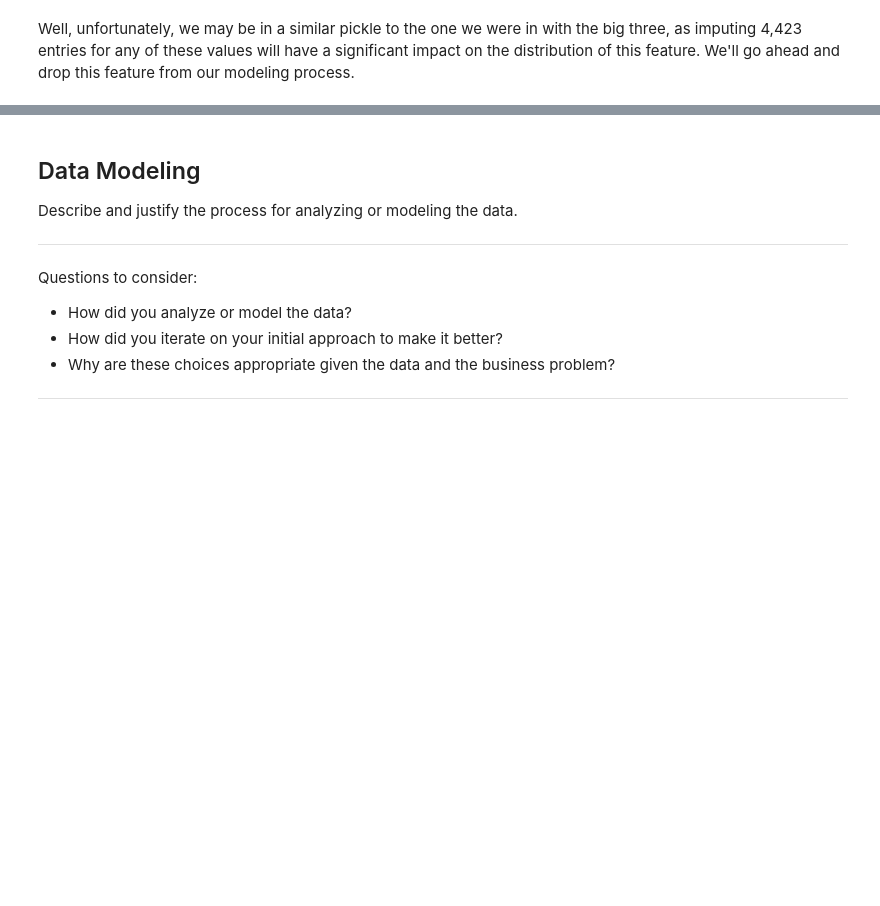
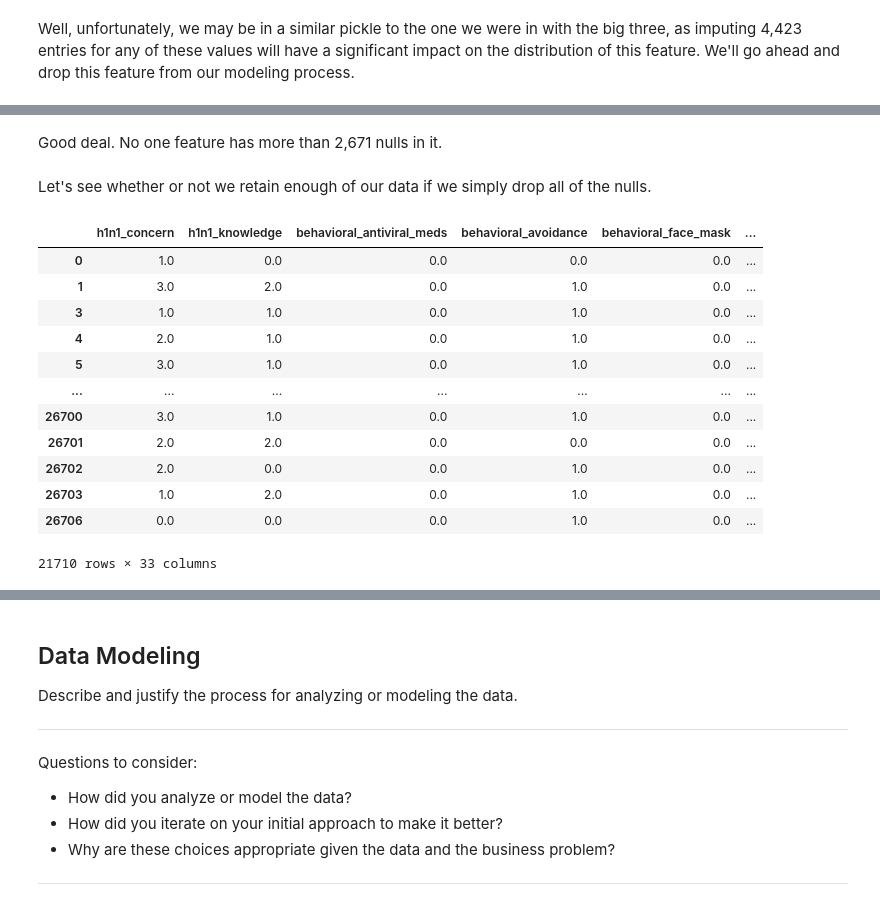
Before and after one commit to ChumpyDuelle/h1n1-and-seasonal-flu-vaccines, a Jupyter notebook: h1n1-and-seasonal-flu-vaccines.ipynb, the cells around one changed output, grey strips where cells are left out. Cells and saved outputs as stored; diff of their text form; code cells hidden in the pictures; blank space fills up the shorter version.

Commit message:
finished-data-exploration-and-dropped-high-null-features

```diff
--- a/h1n1-and-seasonal-flu-vaccines.ipynb
+++ b/h1n1-and-seasonal-flu-vaccines.ipynb
@@ -653,0 +700,7 @@ display(df.tail())
+# %%
+# Drop the employment industry and employment occupation features from the dataset, as they are missing too many values to use.
+df.drop(columns=['employment_industry', 'employment_occupation'], inplace=True)
+
+# Quickly test the type of data in the concatenated dataframe.
+display(df.head())
+display(df.tail())
@@ -660,0 +738,7 @@ Well, unfortunately, we may be in a similar pickle to the one we were in with th
+# %%
+# Drop the income poverty feature from the dataset, as it is missing more than 10% of the values in the feature.
+df.drop(columns='income_poverty', inplace=True)
+
+# Quickly test the type of data in the concatenated dataframe.
+display(df.head())
+display(df.tail())
@@ -660,0 +794,21 @@ Well, unfortunately, we may be in a similar pickle to the one we were in with th
+# %% [markdown]
+Good deal. No one feature has more than 2,671 nulls in it.
+# %% [markdown]
+Let's see whether or not we retain enough of our data if we simply drop all of the nulls.
+# %%
+# Drop every row in the dataframe that has a null value in any feature.
+df.dropna()
+# %% [output]
+|  | h1n1_concern | h1n1_knowledge | behavioral_antiviral_meds | behavioral_avoidance | behavioral_face_mask | ... |
+| 0 | 1.0 | 0.0 | 0.0 | 0.0 | 0.0 | ... |
+| 1 | 3.0 | 2.0 | 0.0 | 1.0 | 0.0 | ... |
+| 3 | 1.0 | 1.0 | 0.0 | 1.0 | 0.0 | ... |
+| 4 | 2.0 | 1.0 | 0.0 | 1.0 | 0.0 | ... |
+| 5 | 3.0 | 1.0 | 0.0 | 1.0 | 0.0 | ... |
+| ... | ... | ... | ... | ... | ... | ... |
+| 26700 | 3.0 | 1.0 | 0.0 | 1.0 | 0.0 | ... |
+| 26701 | 2.0 | 2.0 | 0.0 | 0.0 | 0.0 | ... |
+| 26702 | 2.0 | 0.0 | 0.0 | 1.0 | 0.0 | ... |
+| 26703 | 1.0 | 2.0 | 0.0 | 1.0 | 0.0 | ... |
+| 26706 | 0.0 | 0.0 | 0.0 | 1.0 | 0.0 | ... |
+21710 rows × 33 columns
```
Also changed, not shown: parts of 31 cells of this notebook.
